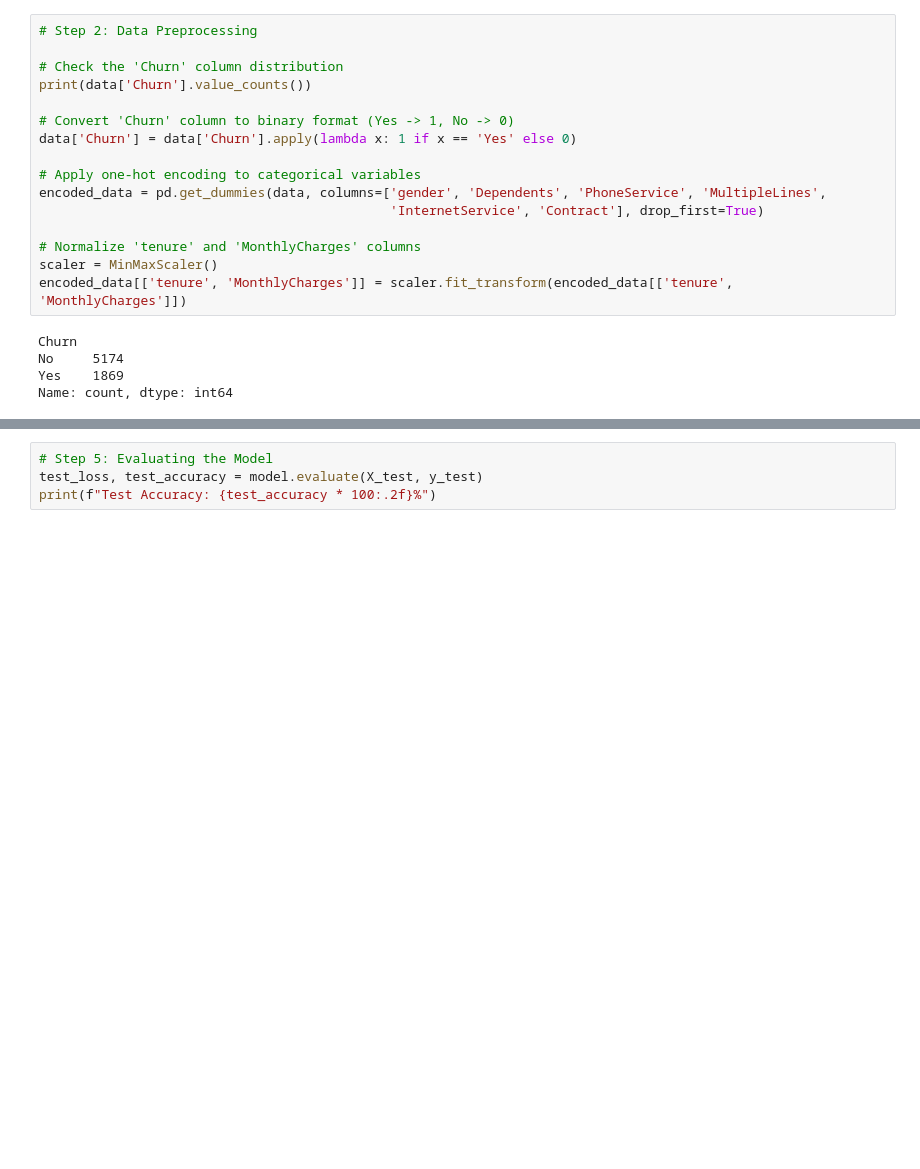
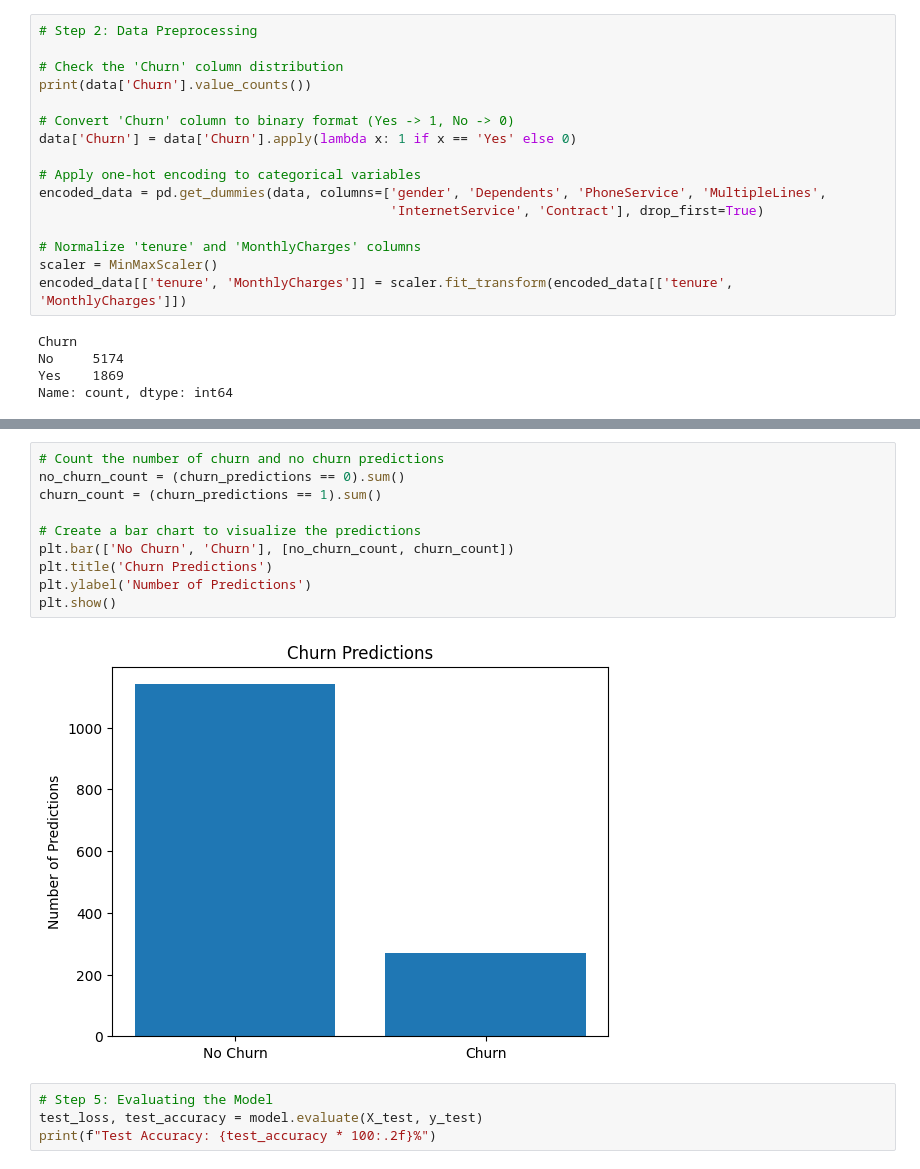
Before and after one commit to sudeep4ty/Data-Analytics, a Jupyter notebook: Predictive analysis/ANN_Customer_Churn_Final_Corrected.ipynb, the cells around one changed output, grey strips where cells are left out. Saved outputs shown, nothing was run; the diff lists cells and outputs as text; blank space fills up the shorter version.

```diff
--- a/Predictive analysis/ANN_Customer_Churn_Final_Corrected.ipynb
+++ b/Predictive analysis/ANN_Customer_Churn_Final_Corrected.ipynb
@@ -93,6 +93,18 @@ Epoch 49/50
 177/177 ━━━━━━━━━━━━━━━━━━━━ 1s 2ms/step - accuracy: 0.8008 - loss: 0.4166 - val_accuracy: 0.8070 - val_loss: 0.4037
 Epoch 50/50
 177/177 ━━━━━━━━━━━━━━━━━━━━ 0s 2ms/step - accuracy: 0.8005 - loss: 0.4158 - val_accuracy: 0.8027 - val_loss: 0.4034
+# %%
+# Count the number of churn and no churn predictions
+no_churn_count = (churn_predictions == 0).sum()
+churn_count = (churn_predictions == 1).sum()
+
+# Create a bar chart to visualize the predictions
+plt.bar(['No Churn', 'Churn'], [no_churn_count, churn_count])
+plt.title('Churn Predictions')
+plt.ylabel('Number of Predictions')
+plt.show()
+# %% [output]
+[figure, added]
 # %%
 # Step 5: Evaluating the Model
 test_loss, test_accuracy = model.evaluate(X_test, y_test)
```
Also changed, not shown: parts of 1 cell of this notebook, 5 other files.
